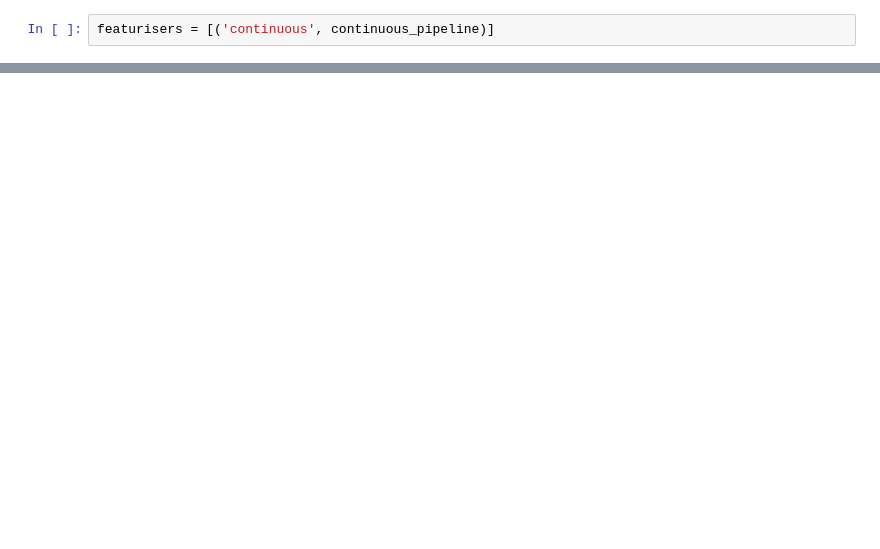
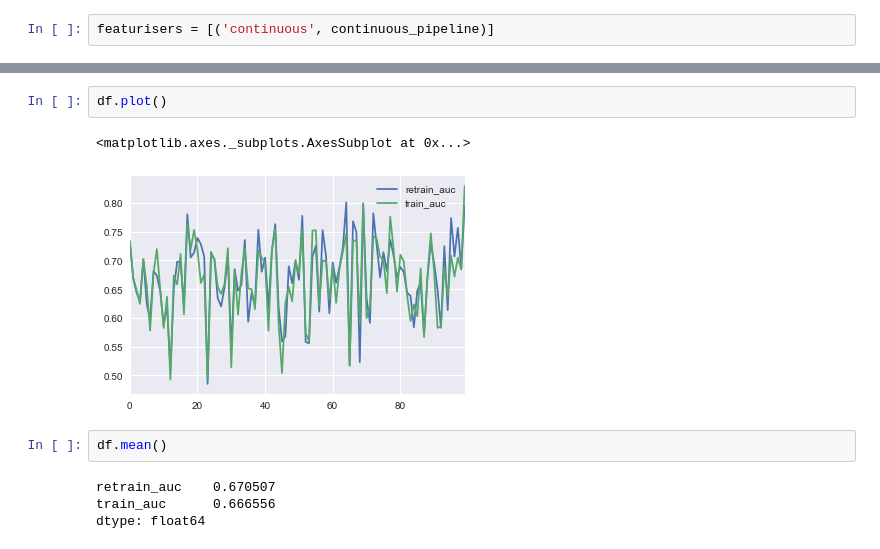
Before and after one commit to Azure/fast_retraining, a Jupyter notebook: experiments/Models.ipynb, the cells around one changed output, grey strips where cells are left out. Saved outputs shown, nothing was run; the diff lists cells and outputs as text; blank space fills up the shorter version.

Commit message:
Add retraining experiment and refactors code slightly

```diff
--- a/experiments/Models.ipynb
+++ b/experiments/Models.ipynb
@@ -121,0 +252,11 @@ array([ 0.67125979,  0.68006145,  0.67293426])
+# %%
+df.plot()
+# %% [output]
+<matplotlib.axes._subplots.AxesSubplot at 0x...>
+[figure, added]
+# %%
+df.mean()
+# %% [output]
+retrain_auc    0.670507
+train_auc      0.666556
+dtype: float64
```
Also changed, not shown: parts of 34 cells of this notebook, 1 other file.
